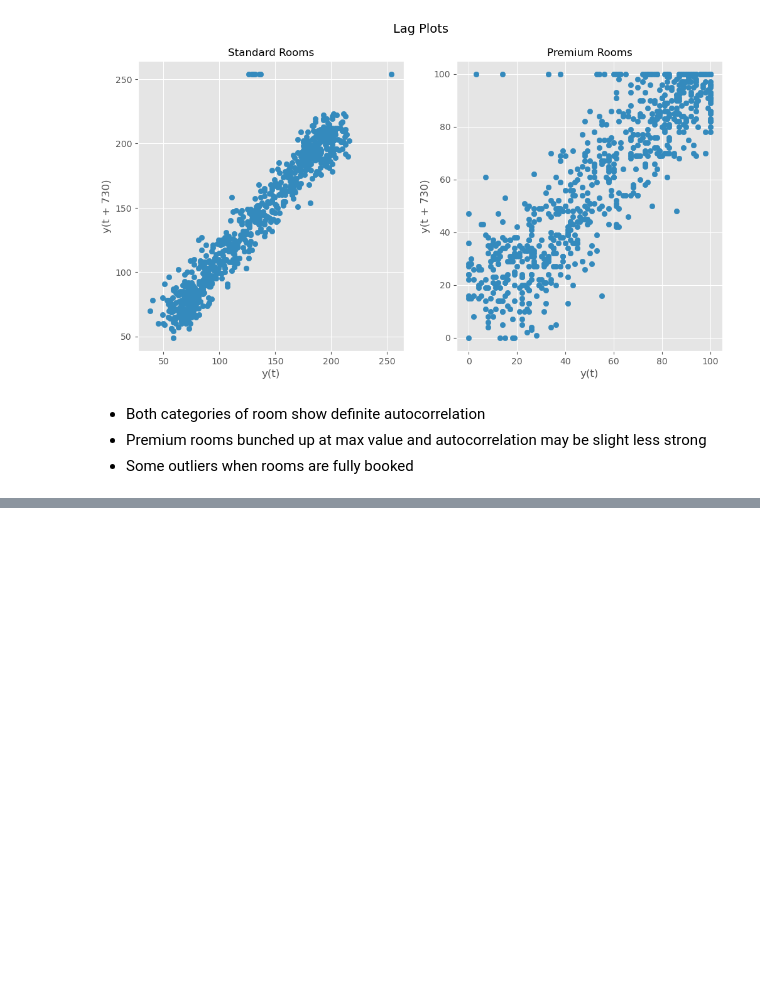
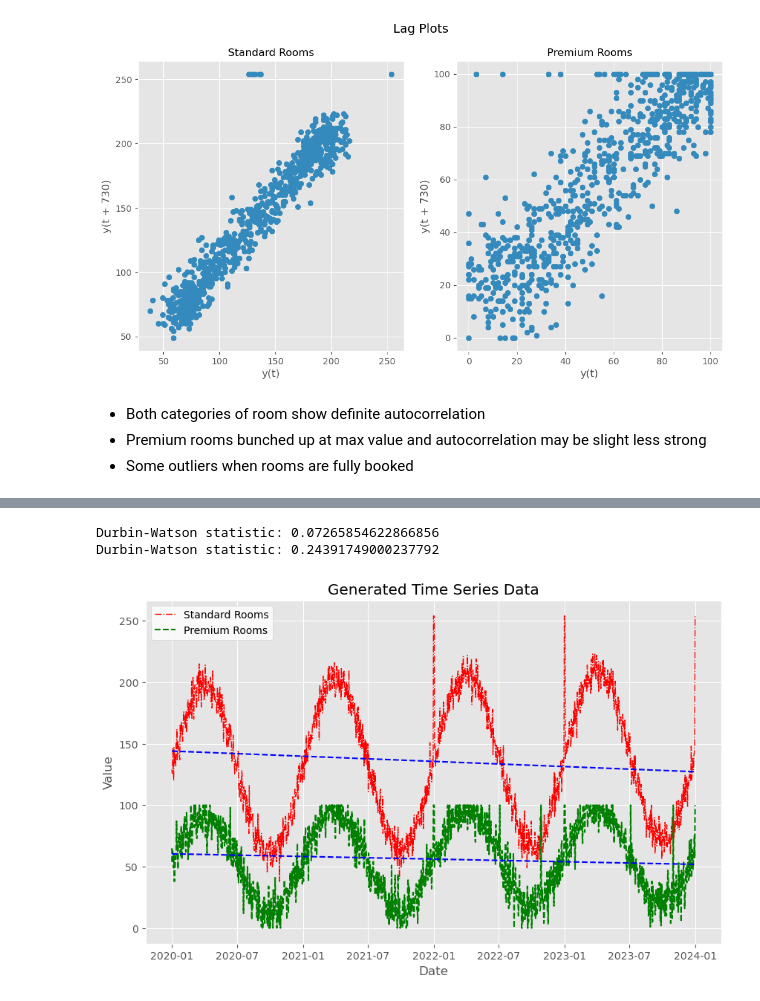
Before and after one commit to StuartG24/Travel_Co_Analysis, a Jupyter notebook: Notebooks_Data_Analysis/demand_analysis.ipynb, the cells around one changed output, grey strips where cells are left out. Cells and saved outputs as stored; diff of their text form; code cells hidden in the pictures; blank space fills up the shorter version.

```diff
--- a/Notebooks_Data_Analysis/demand_analysis.ipynb
+++ b/Notebooks_Data_Analysis/demand_analysis.ipynb
@@ -152,0 +287,36 @@ plt.show()
+# %%
+# Fit a linear regression model
+
+# Standard Rooms
+x = add_constant(hotel_time_series_df.index.factorize()[0])
+y = hotel_time_series_df['Standard_OCC']
+model = OLS(y, x).fit()
+dw_stat = durbin_watson(model.resid)
+print("Durbin-Watson statistic:", dw_stat)
+
+# Premium Rooms
+y_premium = hotel_time_series_df['Premium_OCC']
+model_premium = OLS(y_premium, x).fit()
+dw_stat = durbin_watson(model_premium.resid)
+print("Durbin-Watson statistic:", dw_stat)
+
+# Plot the occupancy time series data + regression fit line
+fig, ax = plt.subplots(figsize = (10,6))
+ax.set_title(f'Generated Time Series Data')
+ax.set_xlabel('Date')
+ax.set_ylabel('Value')
+
+# Two line plots
+ax.plot(hotel_time_series_df.index, hotel_time_series_df['Standard_OCC'], linestyle='-.', color='red', linewidth=1, label='Standard Rooms')
+plt.plot(hotel_time_series_df.index, model.fittedvalues, color='blue', linestyle='--')
+
+ax.plot(hotel_time_series_df.index, hotel_time_series_df['Premium_OCC'], 'g--', label='Premium Rooms')
+plt.plot(hotel_time_series_df.index, model_premium.fittedvalues, color='blue', linestyle='--')
+
+# Legend
+ax.legend(loc='upper left', facecolor='white')
+plt.show()
+# %% [output]
+Durbin-Watson statistic: 0.07265854622866856
+Durbin-Watson statistic: 0.24391749000237792
+[figure, added]
```
Also changed, not shown: parts of 12 cells of this notebook.
